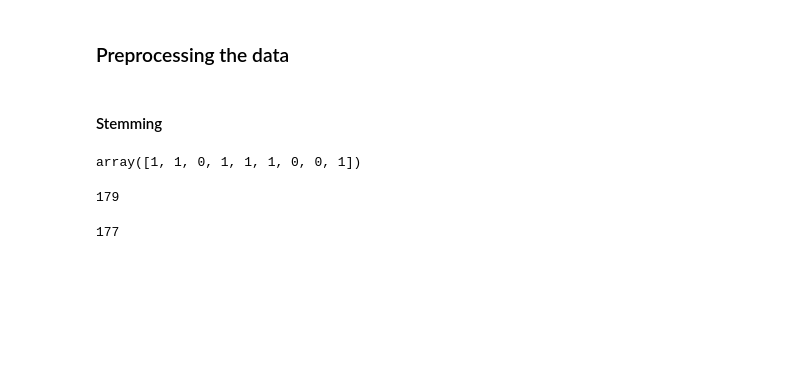
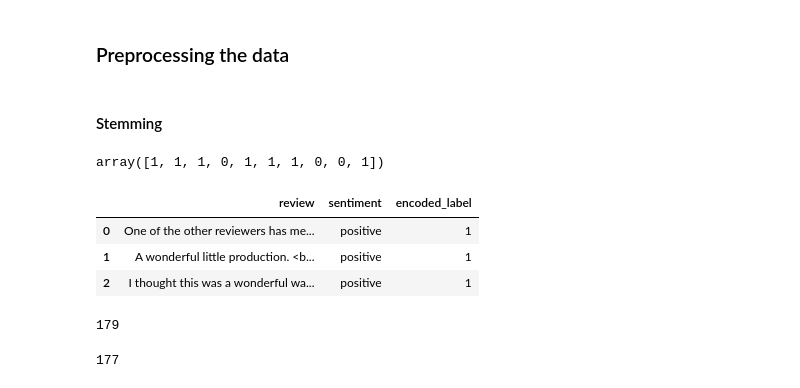
Before and after one commit to naresh5422/IMDB_Movie_talk, a Jupyter notebook: research/IMDBClassifier.ipynb, the cells around one changed output. Saved outputs shown, nothing was run; the diff lists cells and outputs as text; code cells hidden in the pictures; blank space fills up the shorter version.

```diff
--- a/research/IMDBClassifier.ipynb
+++ b/research/IMDBClassifier.ipynb
@@ -105,9 +105,17 @@ from sklearn.preprocessing import LabelEncoder
 le = LabelEncoder()
 label = le.fit_transform(label)
 # %%
-label[1:10]
+label[:10]
 # %% [output]
-array([1, 1, 0, 1, 1, 1, 0, 0, 1])
+array([1, 1, 1, 0, 1, 1, 1, 0, 0, 1])
+# %%
+df["encoded_label"] = label
+df.head(3)
+# %% [output]
+|  | review | sentiment | encoded_label |
+| 0 | One of the other reviewers has me... | positive | 1 |
+| 1 | A wonderful little production. <b... | positive | 1 |
+| 2 | I thought this was a wonderful wa... | positive | 1 |
 # %%
 import re
 from nltk.tokenize import word_tokenize,sent_tokenize
```
Also changed, not shown: parts of 60 cells of this notebook.
